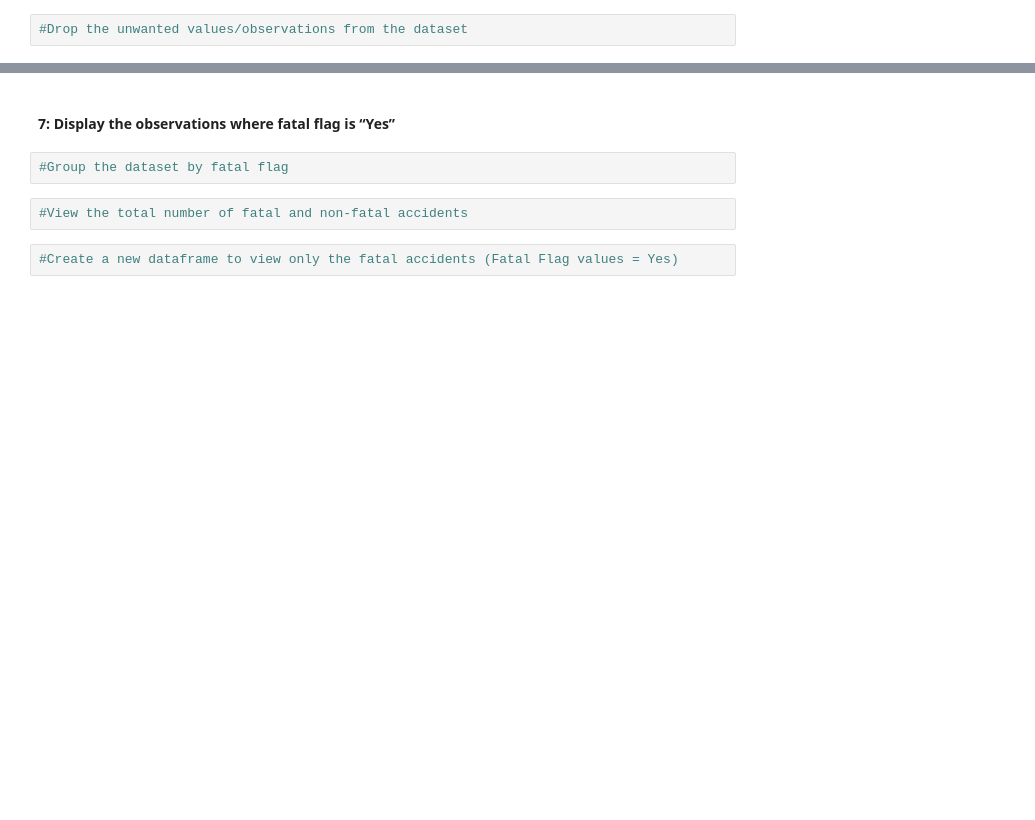
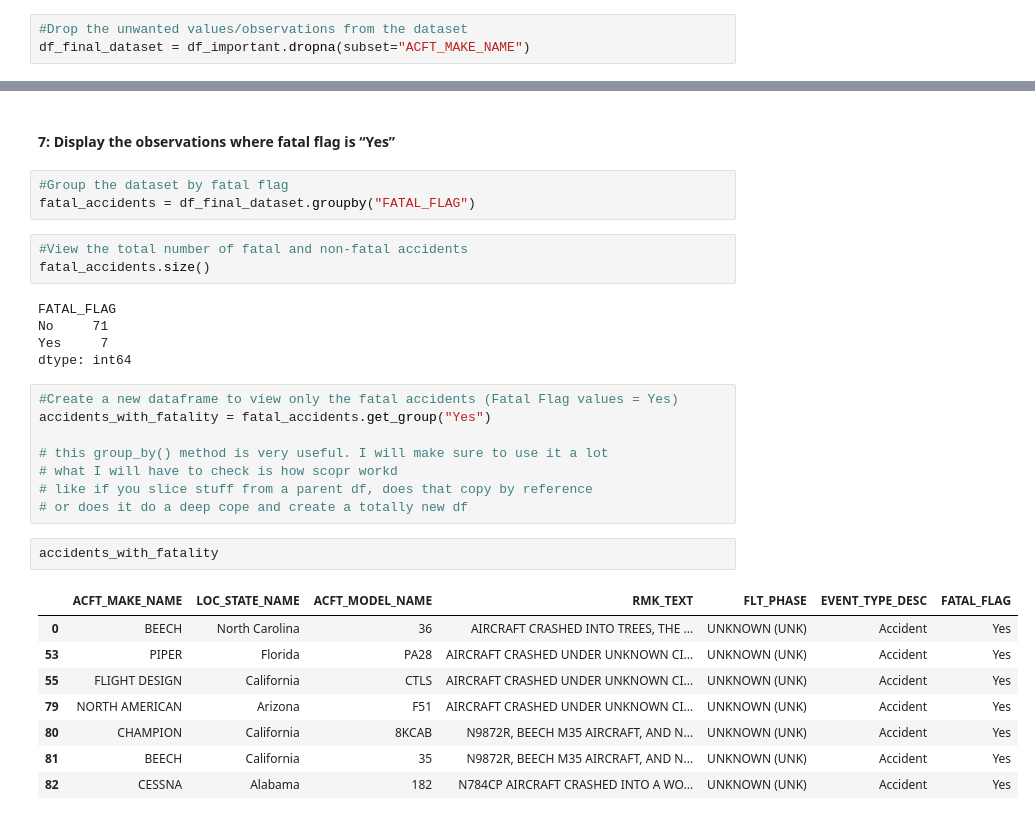
Before and after one commit to Emekaony/Numpy-projects, a Jupyter notebook: Lesson 7 -1/Assignment1/Pandas - Assignment 01.ipynb, the cells around one changed output, grey strips where cells are left out. Saved outputs shown, nothing was run; the diff lists cells and outputs as text; blank space fills up the shorter version.

```diff
--- a/Lesson 7 -1/Assignment1/Pandas - Assignment 01.ipynb
+++ b/Lesson 7 -1/Assignment1/Pandas - Assignment 01.ipynb
@@ -119,6 +141,7 @@ ValueError: The truth value of a Series is ambiguous. Use a.empty, a.bool(), a.i
 #### 5. Remove all the observations where aircraft names are not available
 # %%
 #Drop the unwanted values/observations from the dataset
+df_final_dataset = df_important.dropna(subset="ACFT_MAKE_NAME")
 # %% [markdown]
 #### 6. Find the aircraft types and their occurrences in the dataset
 # %%
@@ -131,7 +177,31 @@ ValueError: The truth value of a Series is ambiguous. Use a.empty, a.bool(), a.i
 #### 7: Display the observations where fatal flag is “Yes”
 # %%
 #Group the dataset by fatal flag
+fatal_accidents = df_final_dataset.groupby("FATAL_FLAG")
 # %%
 #View the total number of fatal and non-fatal accidents
+fatal_accidents.size()
+# %% [output]
+FATAL_FLAG
+No     71
+Yes     7
+dtype: int64
-# %%
-#Create a new dataframe to view only the fatal accidents (Fatal Flag values = Yes)
+# %%
+#Create a new dataframe to view only the fatal accidents (Fatal Flag values = Yes)
+accidents_with_fatality = fatal_accidents.get_group("Yes")
+
+# this group_by() method is very useful. I will make sure to use it a lot
+# what I will have to check is how scopr workd
+# like if you slice stuff from a parent df, does that copy by reference
+# or does it do a deep cope and create a totally new df
+# %%
+accidents_with_fatality
+# %% [output]
+|  | ACFT_MAKE_NAME | LOC_STATE_NAME | ACFT_MODEL_NAME | RMK_TEXT | FLT_PHASE | EVENT_TYPE_DESC | FATAL_FLAG |
+| 0 | BEECH | North Carolina | 36 | AIRCRAFT CRASHED INTO TREES, THE ... | UNKNOWN (UNK) | Accident | Yes |
+| 53 | PIPER | Florida | PA28 | AIRCRAFT CRASHED UNDER UNKNOWN CI... | UNKNOWN (UNK) | Accident | Yes |
+| 55 | FLIGHT DESIGN | California | CTLS | AIRCRAFT CRASHED UNDER UNKNOWN CI... | UNKNOWN (UNK) | Accident | Yes |
+| 79 | NORTH AMERICAN | Arizona | F51 | AIRCRAFT CRASHED UNDER UNKNOWN CI... | UNKNOWN (UNK) | Accident | Yes |
+| 80 | CHAMPION | California | 8KCAB | N9872R, BEECH M35 AIRCRAFT, AND N... | UNKNOWN (UNK) | Accident | Yes |
+| 81 | BEECH | California | 35 | N9872R, BEECH M35 AIRCRAFT, AND N... | UNKNOWN (UNK) | Accident | Yes |
+| 82 | CESSNA | Alabama | 182 | N784CP AIRCRAFT CRASHED INTO A WO... | UNKNOWN (UNK) | Accident | Yes |
```
Also changed, not shown: parts of 8 cells of this notebook.
